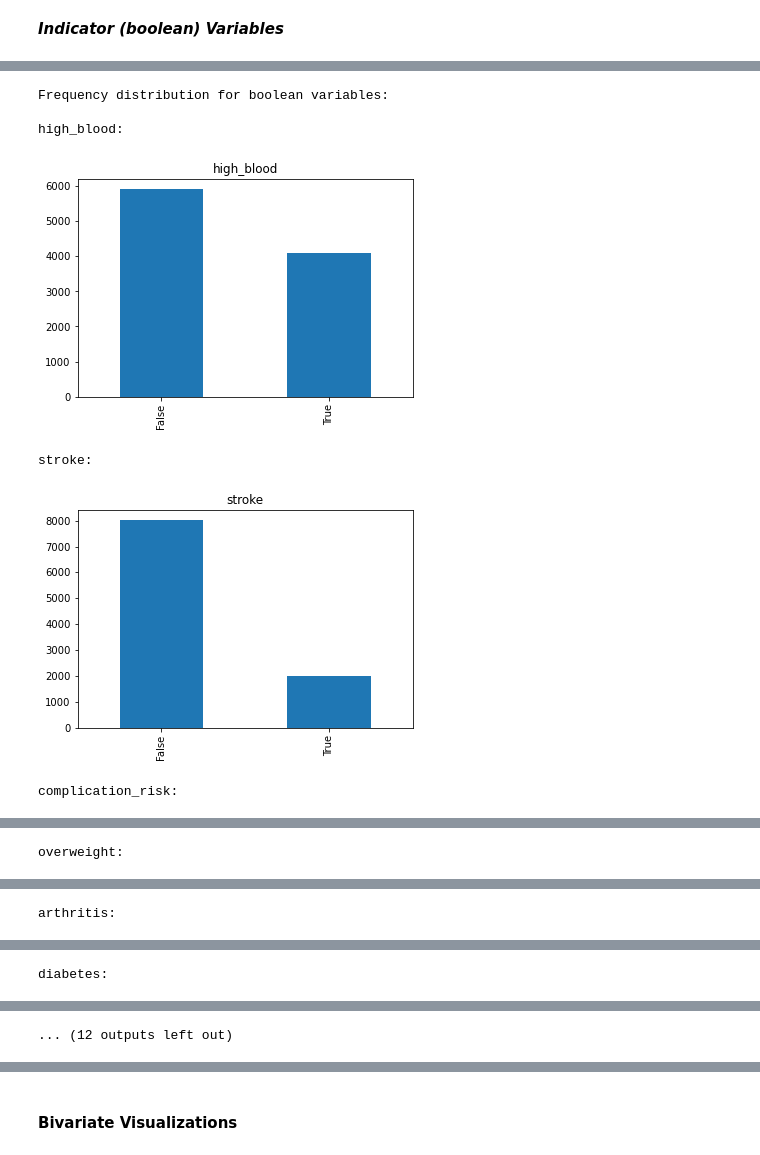
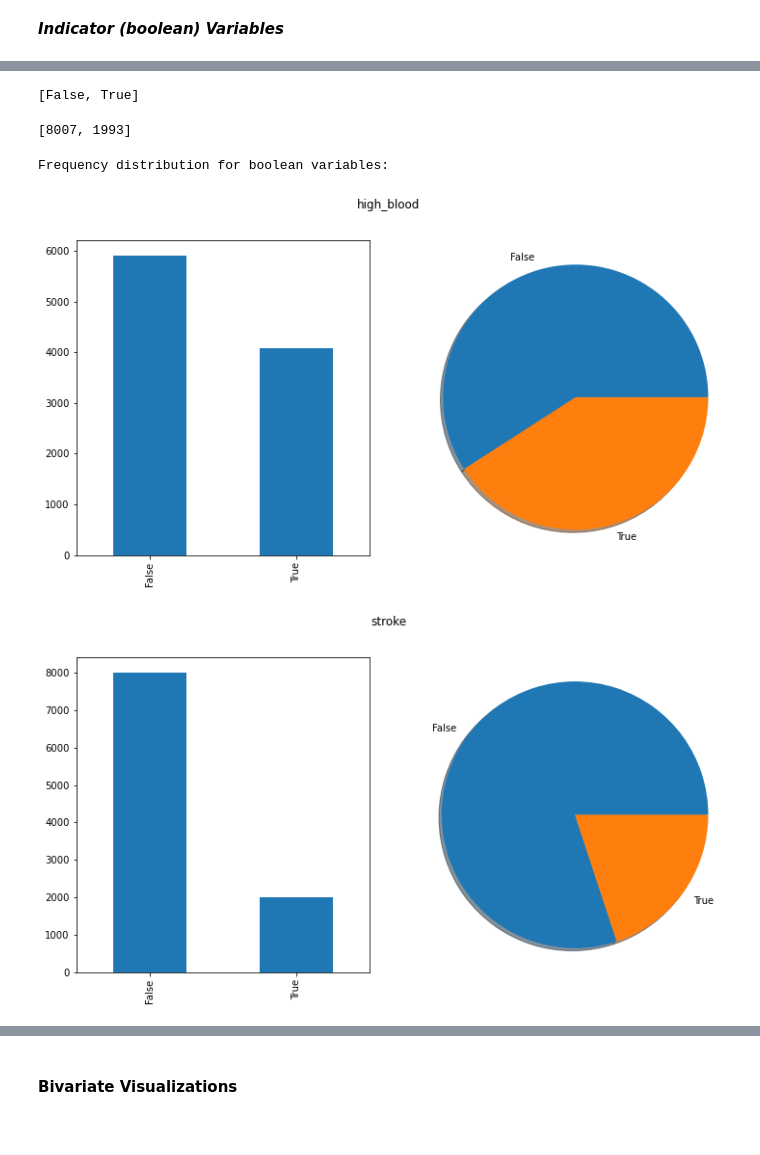
Before and after one commit to DesireeMcElroy/WGU_MSDA, a Jupyter notebook: D208-Predictive_Modeling/logistic_reg_task1.ipynb, the cells around one changed output, grey strips where cells are left out. Drawn from its saved outputs; the diff is of its cells as text; code cells hidden in the pictures.

Commit message:
organizing visualizations

```diff
--- a/D208-Predictive_Modeling/logistic_reg_task1.ipynb
+++ b/D208-Predictive_Modeling/logistic_reg_task1.ipynb
@@ -206,4 +233,6 @@ dtype: object
 # %%
+# separate exploratory variables into type for ease of exploring
+
 # continuous variables
 cont_vars = ['age',
              'income',
@@ -216,7 +245,6 @@ cont_vars = ['age',
 # categorical variables
 cat_vars = ['gender',
             'marital',
-            'job',
             'timezone',
             'initial_admin']
 
@@ -224,7 +252,6 @@ cat_vars = ['gender',
 # List of boolean health-related variables
 boolean_vars = ['high_blood',
                 'stroke',
-                'complication_risk',
                 'overweight',
                 'arthritis',
                 'diabetes',
@@ -334,6 +375,7 @@ plt.show()
 # %% [markdown]
 ***Continuous Variables***
 # %%
+# distribution plot along with boxplot
 for col in cont_vars:
     plt.figure(figsize=(14, 7))
 
@@ -348,6 +390,7 @@ for col in cont_vars:
     plt.boxplot(df[col])
     plt.xlabel(col)
 
+    plt.grid(linewidth=0.3)
     plt.suptitle(f'Distribution of {col}')
     plt.tight_layout()
     plt.show()
@@ -381,16 +438,35 @@ Distribution for categorical variables:
+# %%
+temp = dict(df.stroke.value_counts())
+
+# for k,v in temp.items():
+#     print(k,v)
+
+list(temp.keys())
+# %% [output]
+[False, True]
+# %%
+list(temp.values())
+# %% [output]
+[8007, 1993]
 # %%
 # Frequency distribution for boolean variables
 print('Frequency distribution for boolean variables:')
 for col in boolean_vars:
-    print(f"\n{col}:")
+    plt.figure(figsize=(12,6))
+#     print(f'\n{col}:')
+    plt.subplot(1, 2, 1)
     df[col].value_counts().plot(kind='bar')
-    plt.title(col)
+
+    plt.subplot(1, 2, 2)
+    val_counts_dict = dict(df[col].value_counts())
+
+    v = list(val_counts_dict.values())
+    k = list(val_counts_dict.keys())
+    plt.pie(v, labels = k, shadow=True)
+    plt.axis('equal')
+    plt.suptitle(col)
     plt.show()
 # %% [output]
 Frequency distribution for boolean variables:
-
-high_blood:
-[figure, old version]
+[figure, new version]
-stroke:
-[figure, old version]
+[figure, new version]
-complication_risk:
@@ -398 +473,0 @@ complication_risk:
-overweight:
@@ -400 +474,0 @@ overweight:
-arthritis:
@@ -402 +475,0 @@ arthritis:
-diabetes:
@@ -404 +476,0 @@ diabetes:
-... (12 outputs left out)
```
Also changed, not shown: parts of 25 cells of this notebook.
